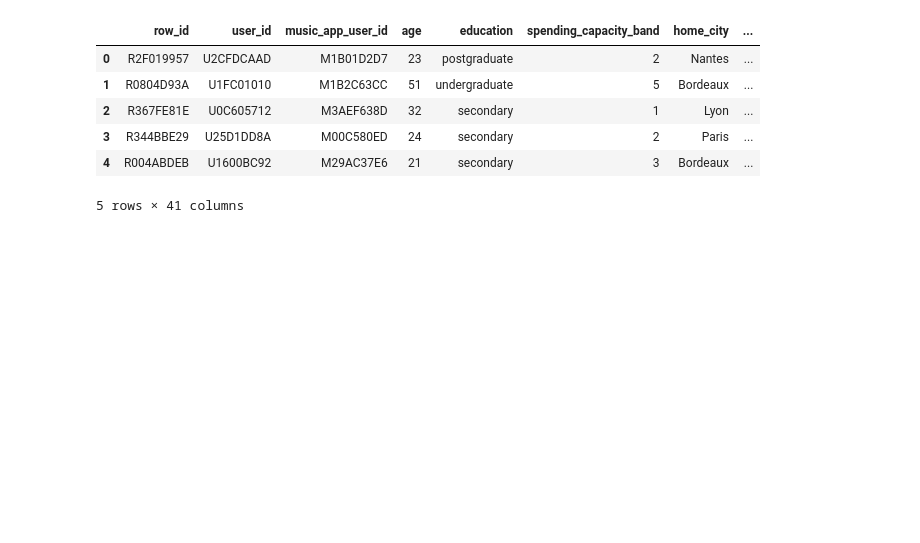
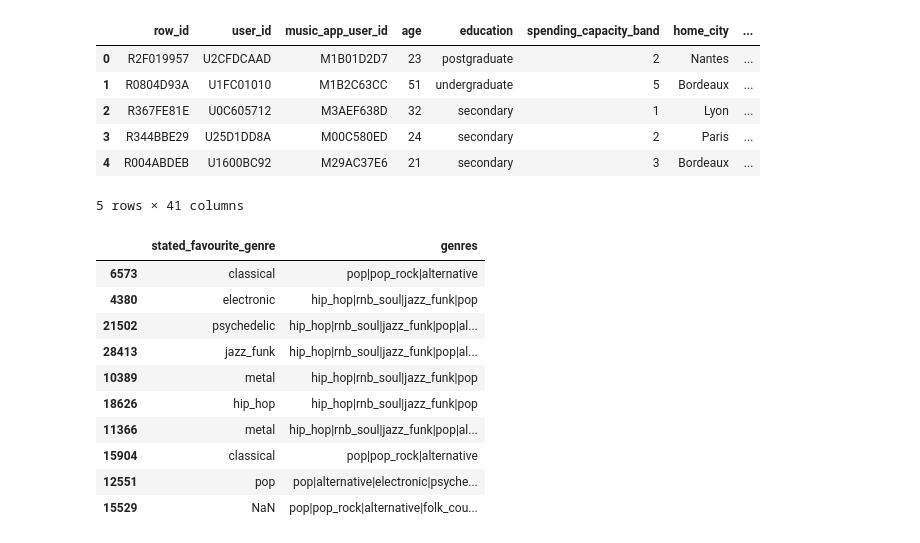
Before and after one commit to tanishka-p0024/DSBA-M1-Data-Challenge, a Jupyter notebook: notebooks/feature_engineering_merging.ipynb, the cells around one changed output. Cells and saved outputs as stored; diff of their text form; code cells hidden in the pictures; blank space fills up the shorter version.

```diff
--- a/notebooks/feature_engineering_merging.ipynb
+++ b/notebooks/feature_engineering_merging.ipynb
@@ -582,3 +621,17 @@ enriched_df.head()
 | 3 | R344BBE29 | U25D1DD8A | M00C580ED | 24 | secondary | 2 | Paris | ... |
 | 4 | R004ABDEB | U1600BC92 | M29AC37E6 | 21 | secondary | 3 | Bordeaux | ... |
 5 rows × 41 columns
+# %%
+enriched_df[['stated_favourite_genre','genres']].sample(10)
+# %% [output]
+|  | stated_favourite_genre | genres |
+| 6573 | classical | pop|pop_rock|alternative |
+| 4380 | electronic | hip_hop|rnb_soul|jazz_funk|pop |
+| 21502 | psychedelic | hip_hop|rnb_soul|jazz_funk|pop|al... |
+| 28413 | jazz_funk | hip_hop|rnb_soul|jazz_funk|pop|al... |
+| 10389 | metal | hip_hop|rnb_soul|jazz_funk|pop |
+| 18626 | hip_hop | hip_hop|rnb_soul|jazz_funk|pop |
+| 11366 | metal | hip_hop|rnb_soul|jazz_funk|pop|al... |
+| 15904 | classical | pop|pop_rock|alternative |
+| 12551 | pop | pop|alternative|electronic|psyche... |
+| 15529 | NaN | pop|pop_rock|alternative|folk_cou... |
```
Also changed, not shown: parts of 31 cells of this notebook, 1 other file.
